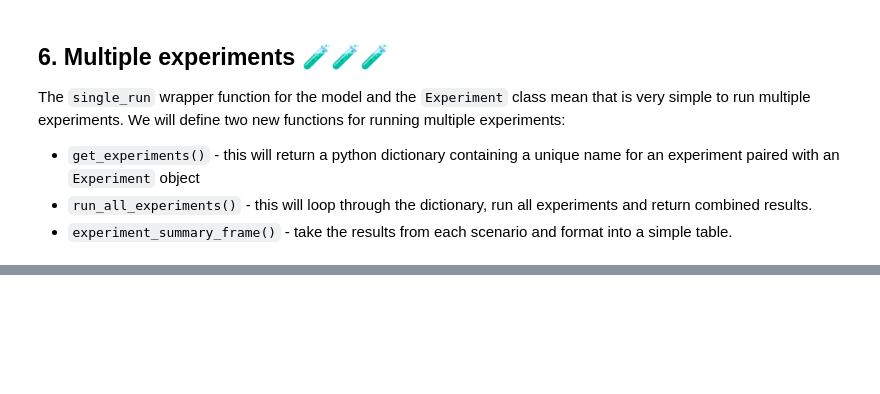
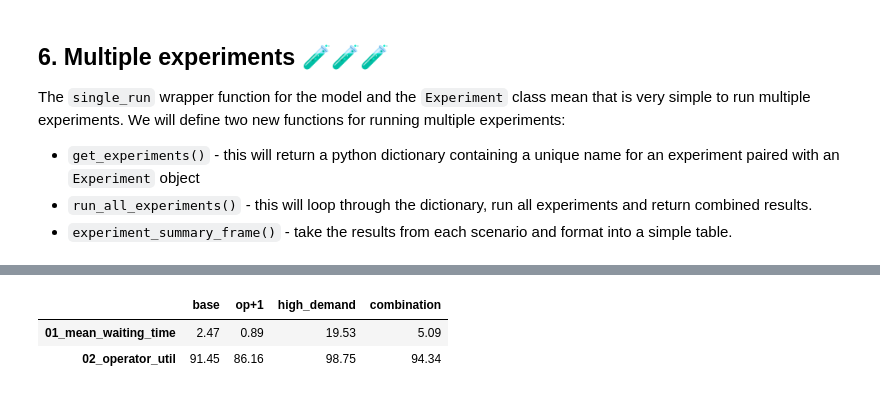
Before and after one commit to pythonhealthdatascience/intro-open-sim, a Jupyter notebook: content/07_experiments.ipynb, the cells around one changed output, grey strips where cells are left out. Saved outputs shown, nothing was run; the diff lists cells and outputs as text; code cells hidden in the pictures; blank space fills up the shorter version.

```diff
--- a/content/07_experiments.ipynb
+++ b/content/07_experiments.ipynb
@@ -563,0 +640,11 @@ summary_frame.round(2)
+# %%
+# test of the function
+
+# assume code is run in same directory as example csv file
+df_experiment = pd.read_csv('example_experiments.csv', index_col='id')
+
+# convert to dict containing separate Experiment objects
+experiments_to_run = create_experiments(df_experiment)
+
+print(type(experiments_to_run))
+print(experiments_to_run['op+1'].n_operators)
@@ -563,0 +658,5 @@ summary_frame.round(2)
+# %%
+results = run_all_experiments(experiments_to_run)
+
+# illustrate results dataframe.
+results['base'].head(2)
@@ -563,0 +680,8 @@ summary_frame.round(2)
+# %%
+# show results
+# further adaptions might include adding units for figures.
+experiment_summary_frame(results).round(2)
+# %% [output]
+|  | base | op+1 | high_demand | combination |
+| 01_mean_waiting_time | 2.47 | 0.89 | 19.53 | 5.09 |
+| 02_operator_util | 91.45 | 86.16 | 98.75 | 94.34 |
```
Also changed, not shown: parts of 16 cells of this notebook.
